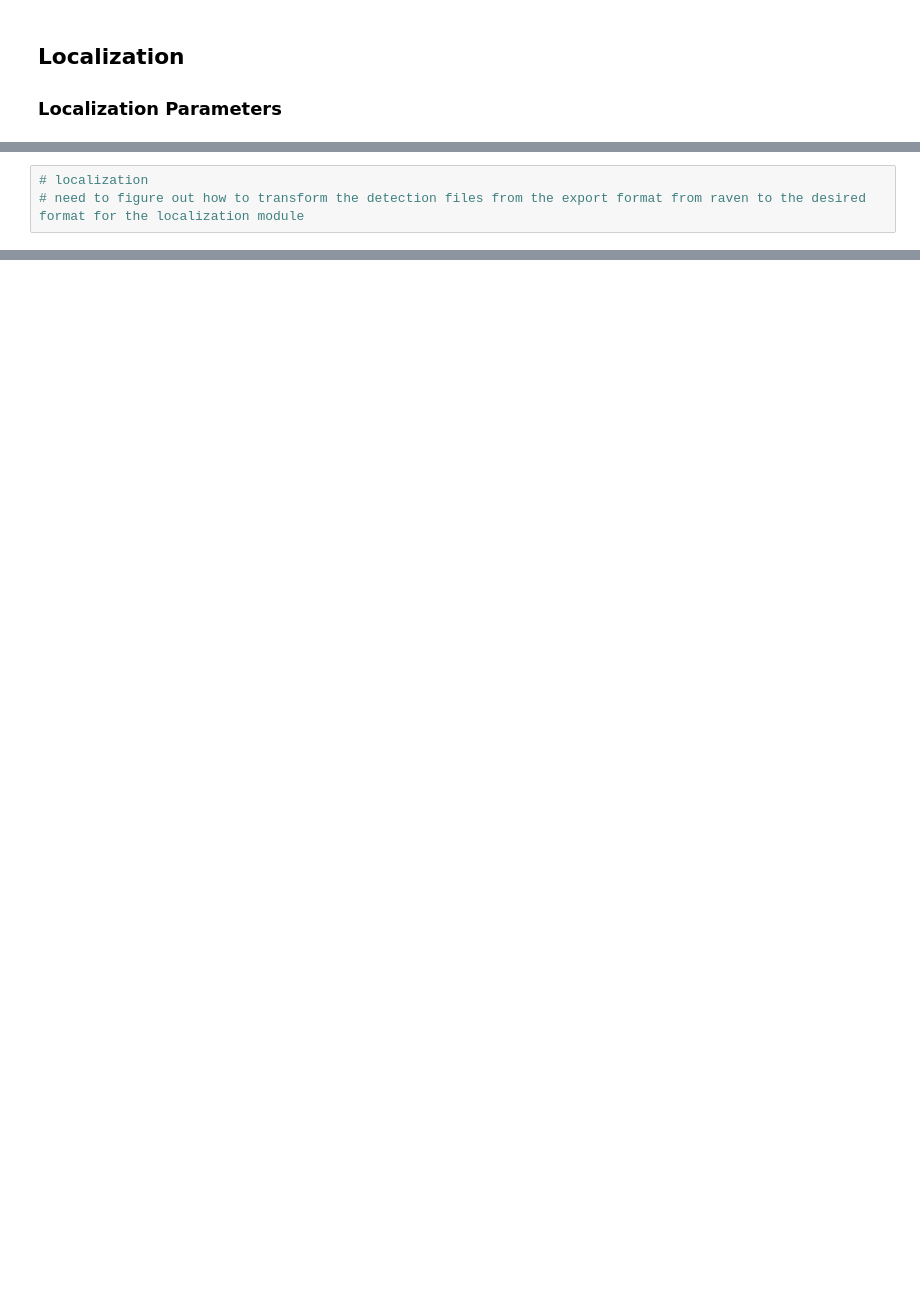
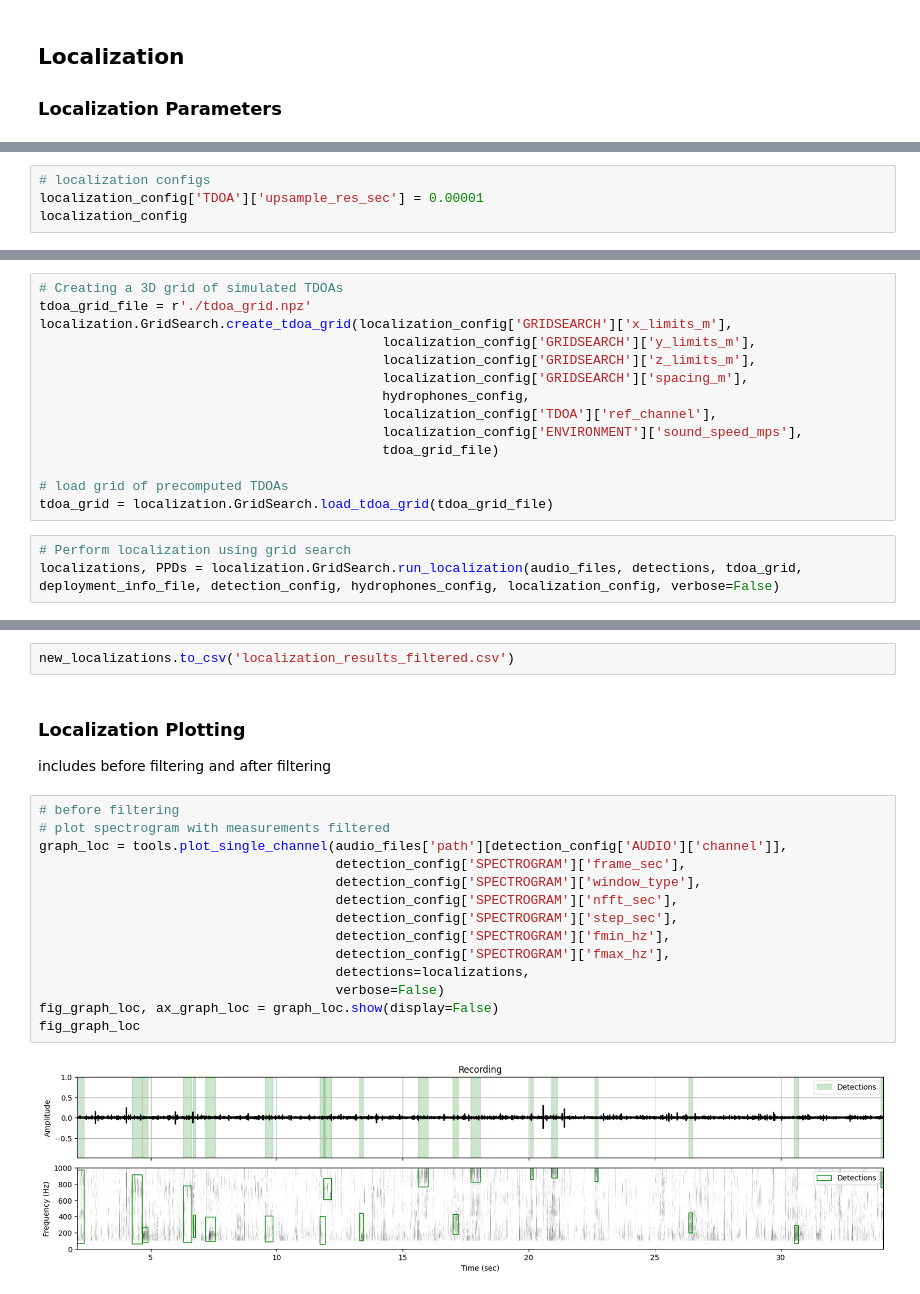
Before and after one commit to jasmnyeh/LIRS-XAV-array, a Jupyter notebook: lizard-island/lizardisland.ipynb, the cells around one changed output, grey strips where cells are left out. Drawn from its saved outputs; the diff is of its cells as text; blank space fills up the shorter version.

```diff
--- a/lizard-island/lizardisland.ipynb
+++ b/lizard-island/lizardisland.ipynb
@@ -324,0 +479,4 @@ localization_config
+# %%
+# localization configs
+localization_config['TDOA']['upsample_res_sec'] = 0.00001
+localization_config
@@ -325,3 +496,17 @@ localization_config
 # %%
-# localization
-# need to figure out how to transform the detection files from the export format from raven to the desired format for the localization module
+# Creating a 3D grid of simulated TDOAs
+tdoa_grid_file = r'./tdoa_grid.npz'
+localization.GridSearch.create_tdoa_grid(localization_config['GRIDSEARCH']['x_limits_m'],
+                                            localization_config['GRIDSEARCH']['y_limits_m'],
+                                            localization_config['GRIDSEARCH']['z_limits_m'],
+                                            localization_config['GRIDSEARCH']['spacing_m'],
+                                            hydrophones_config,
+                                            localization_config['TDOA']['ref_channel'],
+                                            localization_config['ENVIRONMENT']['sound_speed_mps'],
+                                            tdoa_grid_file)
+
+# load grid of precomputed TDOAs
+tdoa_grid = localization.GridSearch.load_tdoa_grid(tdoa_grid_file)
+# %%
+# Perform localization using grid search
+localizations, PPDs = localization.GridSearch.run_localization(audio_files, detections, tdoa_grid, deployment_info_file, detection_config, hydrophones_config, localization_config, verbose=False)
@@ -327,0 +552,21 @@ localization_config
+# %%
+new_localizations.to_csv('localization_results_filtered.csv')
+# %% [markdown]
+### Localization Plotting
+includes before filtering and after filtering
+# %%
+# before filtering
+# plot spectrogram with measurements filtered
+graph_loc = tools.plot_single_channel(audio_files['path'][detection_config['AUDIO']['channel']],
+                                      detection_config['SPECTROGRAM']['frame_sec'],
+                                      detection_config['SPECTROGRAM']['window_type'],
+                                      detection_config['SPECTROGRAM']['nfft_sec'],
+                                      detection_config['SPECTROGRAM']['step_sec'],
+                                      detection_config['SPECTROGRAM']['fmin_hz'],
+                                      detection_config['SPECTROGRAM']['fmax_hz'],
+                                      detections=localizations,
+                                      verbose=False)
+fig_graph_loc, ax_graph_loc = graph_loc.show(display=False)
+fig_graph_loc
+# %% [output]
+[figure, added]
```
Also changed, not shown: parts of 32 cells of this notebook, 7 other files.
